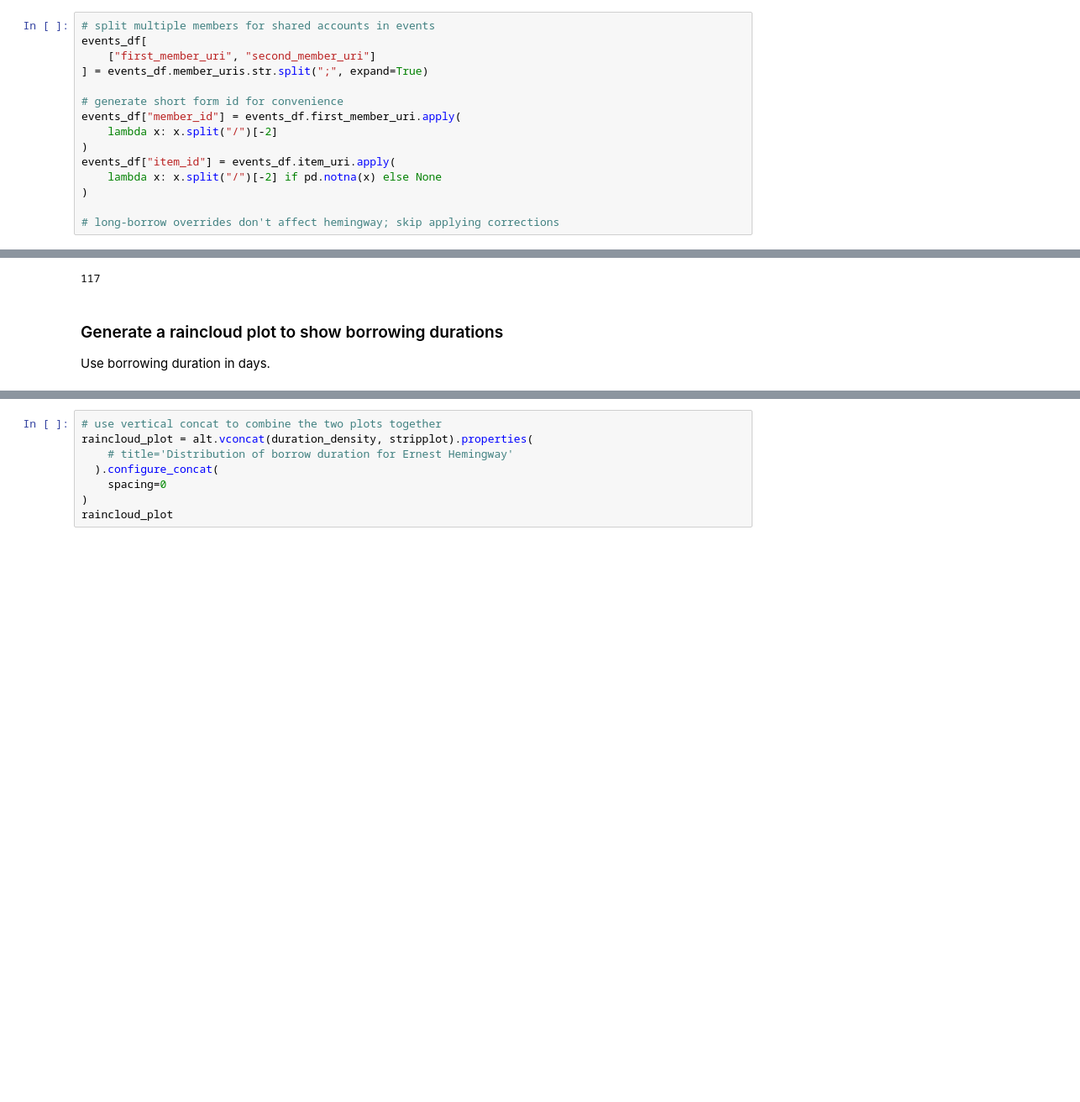
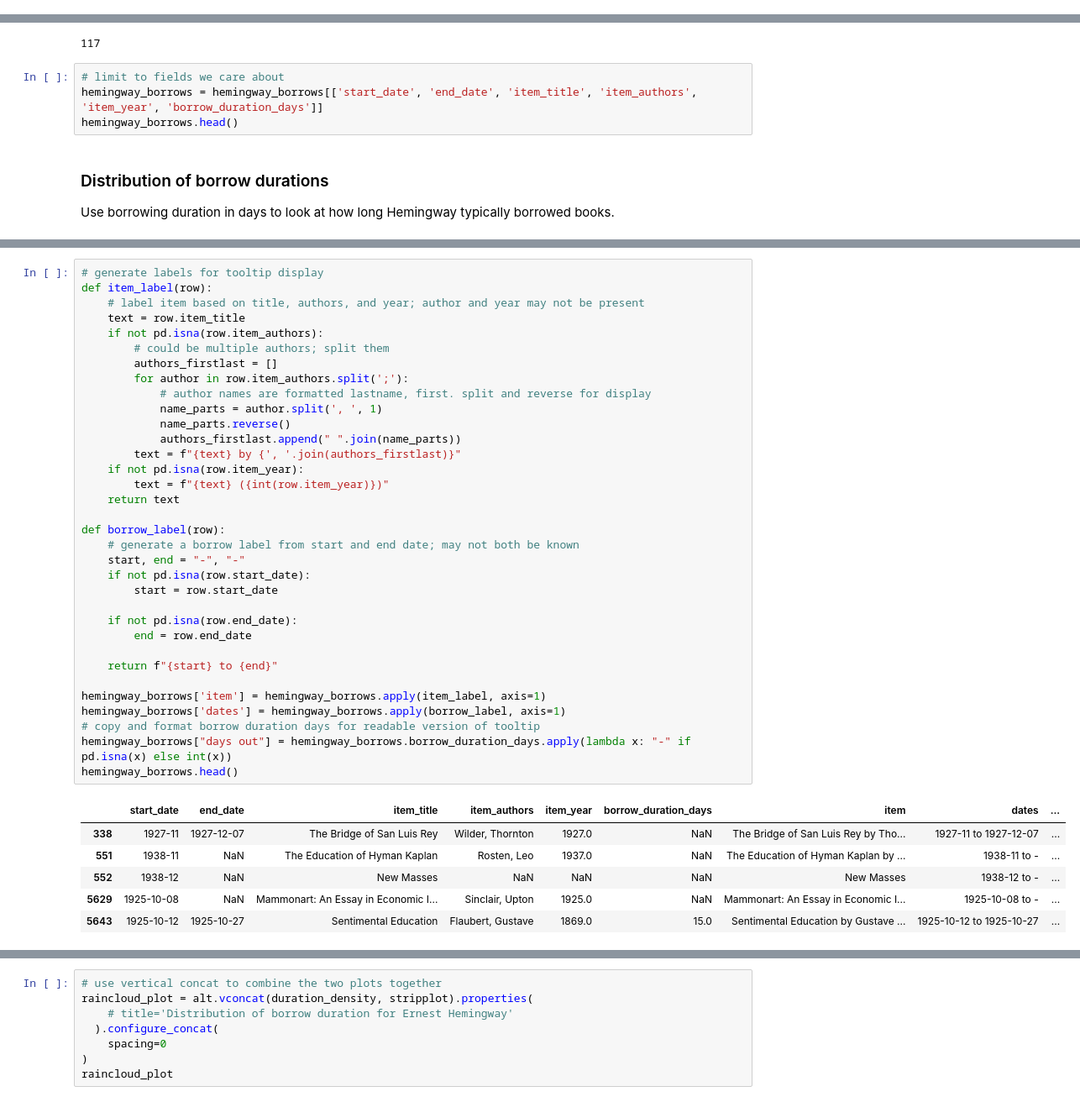
Before and after one commit to rlskoeser/shxco-missingdata-specreading, a Jupyter notebook: speculative_reading/HemingwayBorrowing.ipynb, the cells around one changed output, grey strips where cells are left out. Shown at 84% size. Saved outputs shown, nothing was run; the diff lists cells and outputs as text; blank space fills up the shorter version.

Commit message:
Add tooltip with borrow details to Hemingway interactive raincloud plot

```diff
--- a/speculative_reading/HemingwayBorrowing.ipynb
+++ b/speculative_reading/HemingwayBorrowing.ipynb
@@ -21,15 +18,0 @@ events_df = load_initial_data()
-# %%
-# split multiple members for shared accounts in events
-events_df[
-    ["first_member_uri", "second_member_uri"]
-] = events_df.member_uris.str.split(";", expand=True)
-
-# generate short form id for convenience
-events_df["member_id"] = events_df.first_member_uri.apply(
-    lambda x: x.split("/")[-2]
-)
-events_df["item_id"] = events_df.item_uri.apply(
-    lambda x: x.split("/")[-2] if pd.notna(x) else None
-)
-
-# long-borrow overrides don't affect hemingway; skip applying corrections
@@ -41,10 +26,14 @@ hemingway_borrows = events_df[(events_df.member_id == 'hemingway-ernest') & (eve
 len(hemingway_borrows)
 # %% [output]
 117
-# %% [markdown]
-### Generate a raincloud plot to show borrowing durations
-
-Use borrowing duration in days.
+# %%
+# limit to fields we care about
+hemingway_borrows = hemingway_borrows[['start_date', 'end_date', 'item_title', 'item_authors', 'item_year', 'borrow_duration_days']]
+hemingway_borrows.head()
+# %% [markdown]
+### Distribution of borrow durations
+
+Use borrowing duration in days to look at how long Hemingway typically borrowed books.
 # %%
 import altair as alt
 
@@ -69,6 +58,47 @@ duration_density = alt.Chart(hemingway_borrows).transform_density(
 duration_density
 # %% [output]
 [interactive output not drawn]
+# %%
+# generate labels for tooltip display
+def item_label(row):
+    # label item based on title, authors, and year; author and year may not be present
+    text = row.item_title
+    if not pd.isna(row.item_authors):
+        # could be multiple authors; split them
+        authors_firstlast = []
+        for author in row.item_authors.split(';'):
+            # author names are formatted lastname, first. split and reverse for display
+            name_parts = author.split(', ', 1)
+            name_parts.reverse()
+            authors_firstlast.append(" ".join(name_parts))
+        text = f"{text} by {', '.join(authors_firstlast)}"
+    if not pd.isna(row.item_year):
+        text = f"{text} ({int(row.item_year)})"
+    return text
+
+def borrow_label(row):
+    # generate a borrow label from start and end date; may not both be known
+    start, end = "-", "-"
+    if not pd.isna(row.start_date):
+        start = row.start_date
+
+    if not pd.isna(row.end_date):
+        end = row.end_date
+
+    return f"{start} to {end}"
+
+hemingway_borrows['item'] = hemingway_borrows.apply(item_label, axis=1)
+hemingway_borrows['dates'] = hemingway_borrows.apply(borrow_label, axis=1)
+# copy and format borrow duration days for readable version of tooltip
+hemingway_borrows["days out"] = hemingway_borrows.borrow_duration_days.apply(lambda x: "-" if pd.isna(x) else int(x))
+hemingway_borrows.head()
+# %% [output]
+|  | start_date | end_date | item_title | item_authors | item_year | borrow_duration_days | item | dates | ... |
+| 338 | 1927-11 | 1927-12-07 | The Bridge of San Luis Rey | Wilder, Thornton | 1927.0 | NaN | The Bridge of San Luis Rey by Tho... | 1927-11 to 1927-12-07 | ... |
+| 551 | 1938-11 | NaN | The Education of Hyman Kaplan | Rosten, Leo | 1937.0 | NaN | The Education of Hyman Kaplan by ... | 1938-11 to - | ... |
+| 552 | 1938-12 | NaN | New Masses | NaN | NaN | NaN | New Masses | 1938-12 to - | ... |
+| 5629 | 1925-10-08 | NaN | Mammonart: An Essay in Economic I... | Sinclair, Upton | 1925.0 | NaN | Mammonart: An Essay in Economic I... | 1925-10-08 to - | ... |
+| 5643 | 1925-10-12 | 1925-10-27 | Sentimental Education | Flaubert, Gustave | 1869.0 | 15.0 | Sentimental Education by Gustave ... | 1925-10-12 to 1925-10-27 | ... |
 # %%
 # Create jitter plot of borrows
 # jittering / stripplot adapted from https://stackoverflow.com/a/71902446/9706217
```
Also changed, not shown: parts of 6 cells of this notebook.
